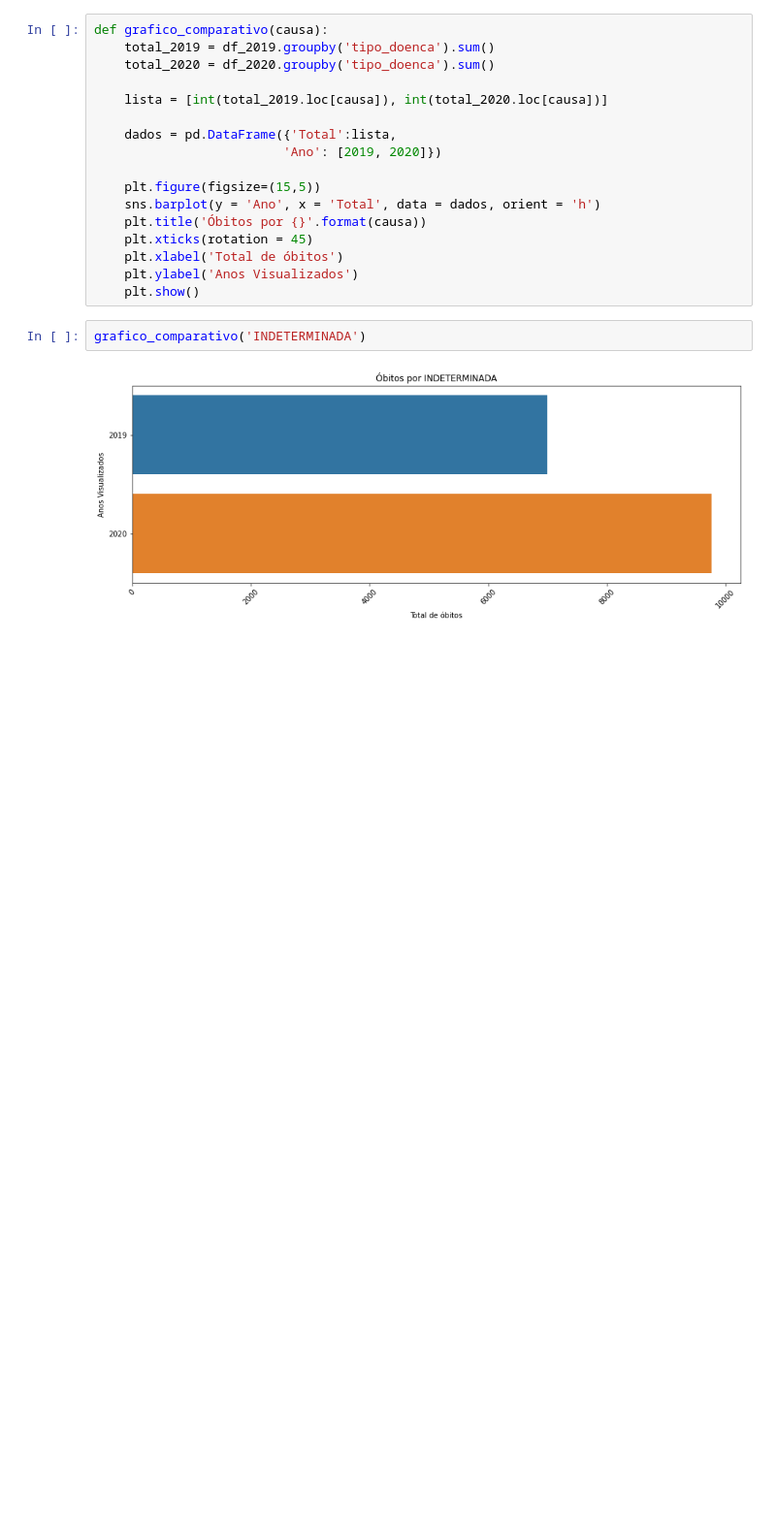
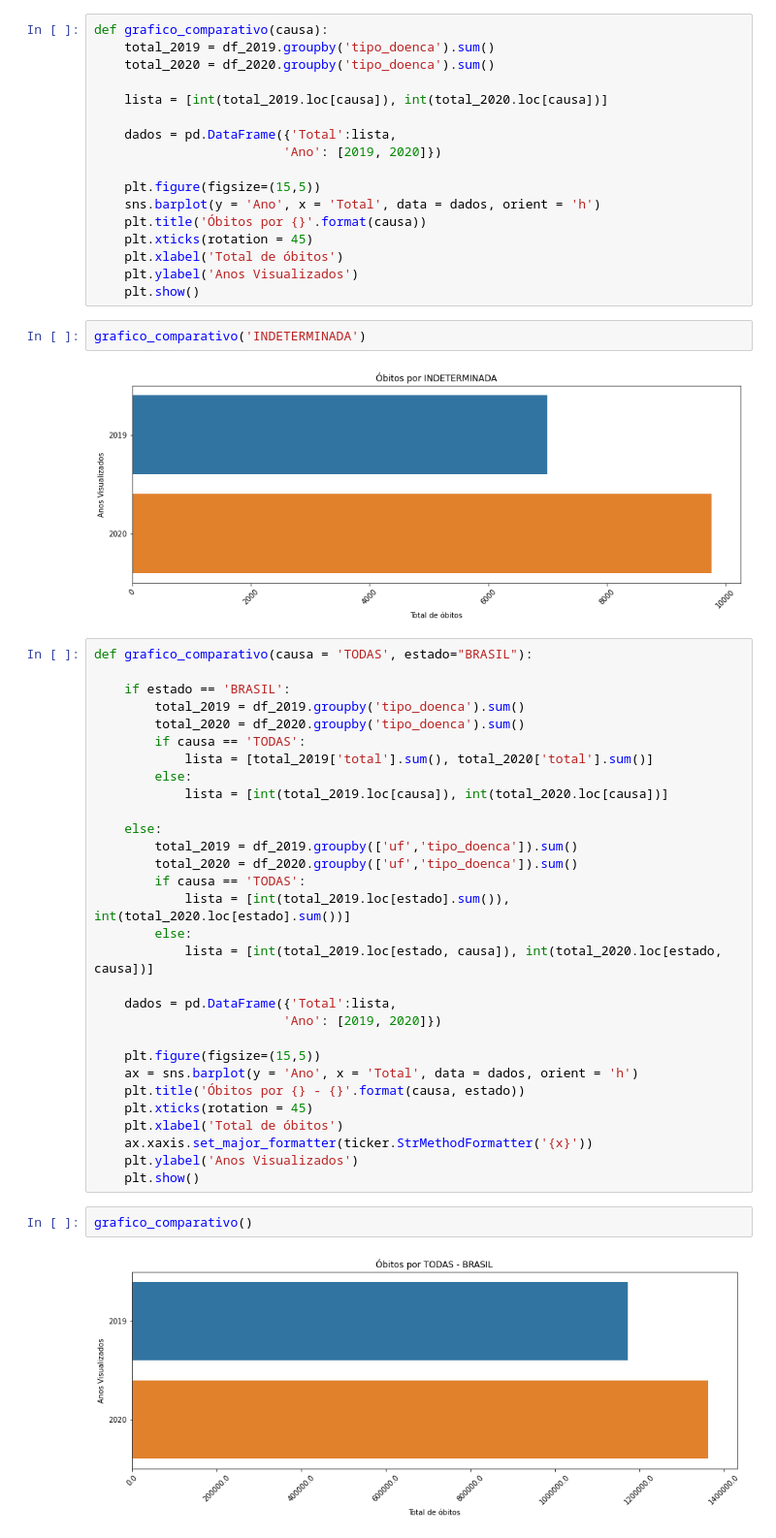
Before and after one commit to Colognesi/Analise-Covid, a Jupyter notebook: Notebooks/analise_obitos_covid.ipynb, the cells around one changed output. Shown: that part at 97% size. Drawn from its saved outputs; the diff is of its cells as text; blank space fills up the shorter version.

Commit message:
grafico comparativo 2.0

```diff
--- a/Notebooks/analise_obitos_covid.ipynb
+++ b/Notebooks/analise_obitos_covid.ipynb
@@ -41,3 +42,37 @@ def grafico_comparativo(causa):
 grafico_comparativo('INDETERMINADA')
 # %% [output]
 [figure]
+# %%
+def grafico_comparativo(causa = 'TODAS', estado="BRASIL"):
+
+    if estado == 'BRASIL':
+        total_2019 = df_2019.groupby('tipo_doenca').sum()
+        total_2020 = df_2020.groupby('tipo_doenca').sum()
+        if causa == 'TODAS':
+            lista = [total_2019['total'].sum(), total_2020['total'].sum()]
+        else:
+            lista = [int(total_2019.loc[causa]), int(total_2020.loc[causa])]
+
+    else:
+        total_2019 = df_2019.groupby(['uf','tipo_doenca']).sum()
+        total_2020 = df_2020.groupby(['uf','tipo_doenca']).sum()
+        if causa == 'TODAS':
+            lista = [int(total_2019.loc[estado].sum()), int(total_2020.loc[estado].sum())]
+        else:
+            lista = [int(total_2019.loc[estado, causa]), int(total_2020.loc[estado, causa])]
+
+    dados = pd.DataFrame({'Total':lista,
+                         'Ano': [2019, 2020]})
+
+    plt.figure(figsize=(15,5))
+    ax = sns.barplot(y = 'Ano', x = 'Total', data = dados, orient = 'h')
+    plt.title('Óbitos por {} - {}'.format(causa, estado))
+    plt.xticks(rotation = 45)
+    plt.xlabel('Total de óbitos')
+    ax.xaxis.set_major_formatter(ticker.StrMethodFormatter('{x}'))
+    plt.ylabel('Anos Visualizados')
+    plt.show()
+# %%
+grafico_comparativo()
+# %% [output]
+[figure, added]
```
Also changed, not shown: parts of 1 cell of this notebook.
